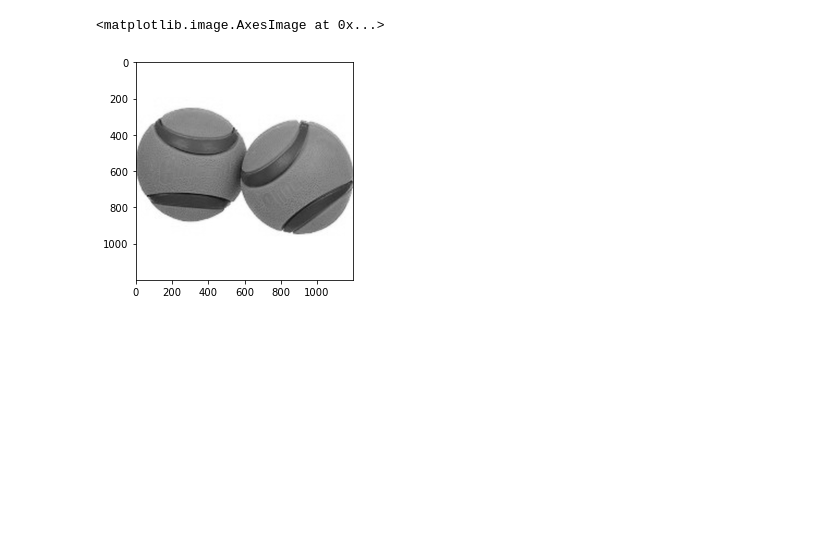
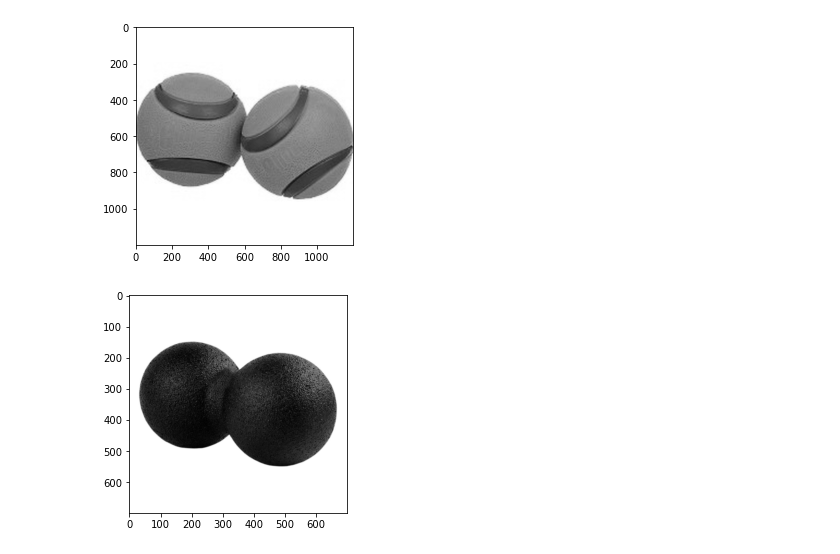
Before and after one commit to busi-reddy-karnati/ModifiedOtsu-s, a Jupyter notebook: Code-Updated.ipynb, the cells around one changed output. Cells and saved outputs as stored; diff of their text form; code cells hidden in the pictures; blank space fills up the shorter version.

```diff
--- a/Code-Updated.ipynb
+++ b/Code-Updated.ipynb
@@ -3,6 +3,12 @@
 import imageio
 import numpy as np
 import matplotlib.pyplot as plt
+# %%
+image1 = "images/basket_balls.bmp" #3
+image2 = "images/blackroll-duoball.bmp"#2
+image3 = "images/data13.bmp"#3-4
+image4 = "images/rock-stream1.bmp"#3-4
+image5 = "images/tiger1.bmp"#3-4
 # %%
 def convert_rgb_to_gray(image_path):
     '''
@@ -34,10 +40,21 @@ def convert_gray_image_to_list(array):
     '''
     return [list(elem) for elem in array]
 # %%
-image_path = 'images/basket_balls.bmp'
-gray_image = convert_rgb_to_gray(image_path)
+images = [image1, image2, image3, image4, image5]
+gray_images = []
+
+#Here we are converting each color image to gray and storing list[list] representation in an array
+
+gray_image = convert_rgb_to_gray(image1)
 gray_image = convert_gray_image_to_list(gray_image)
 plt.imshow(gray_image, cmap = plt.get_cmap(name = 'gray'))
+gray_images.append(gray_image)
 # %% [output]
-<matplotlib.image.AxesImage at 0x...>
 [figure]
+# %%
+gray_image = convert_rgb_to_gray(image2)
+gray_image = convert_gray_image_to_list(gray_image)
+plt.imshow(gray_image, cmap = plt.get_cmap(name = 'gray'))
+gray_images.append(gray_image)
+# %% [output]
+[figure, added]
```
Also changed, not shown: parts of 18 cells of this notebook, 6 other files.
